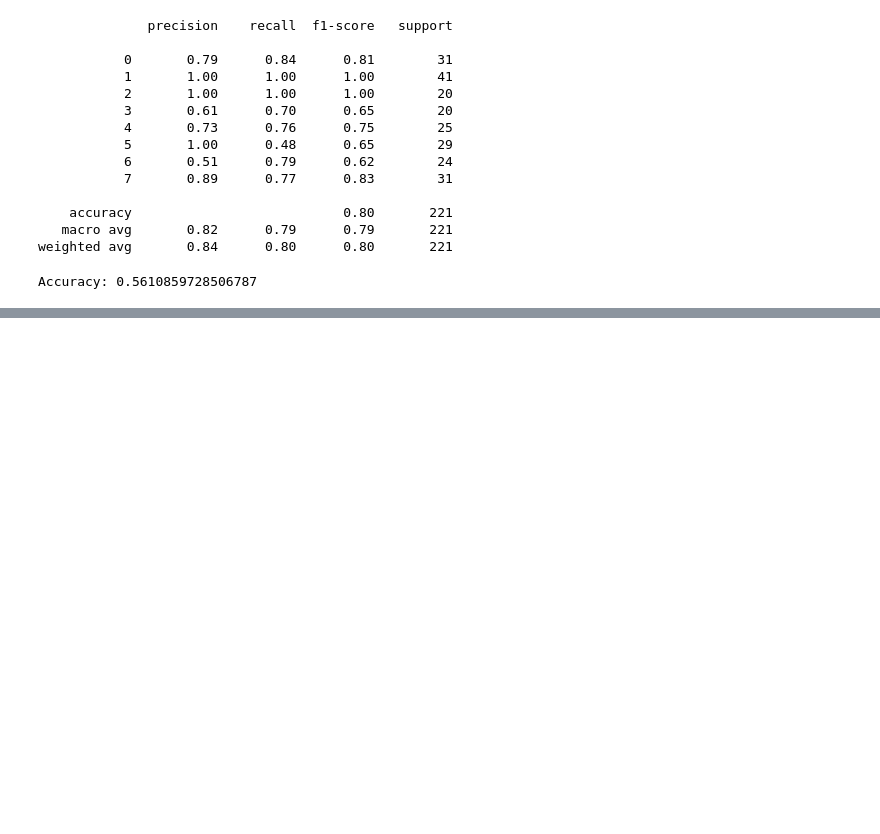
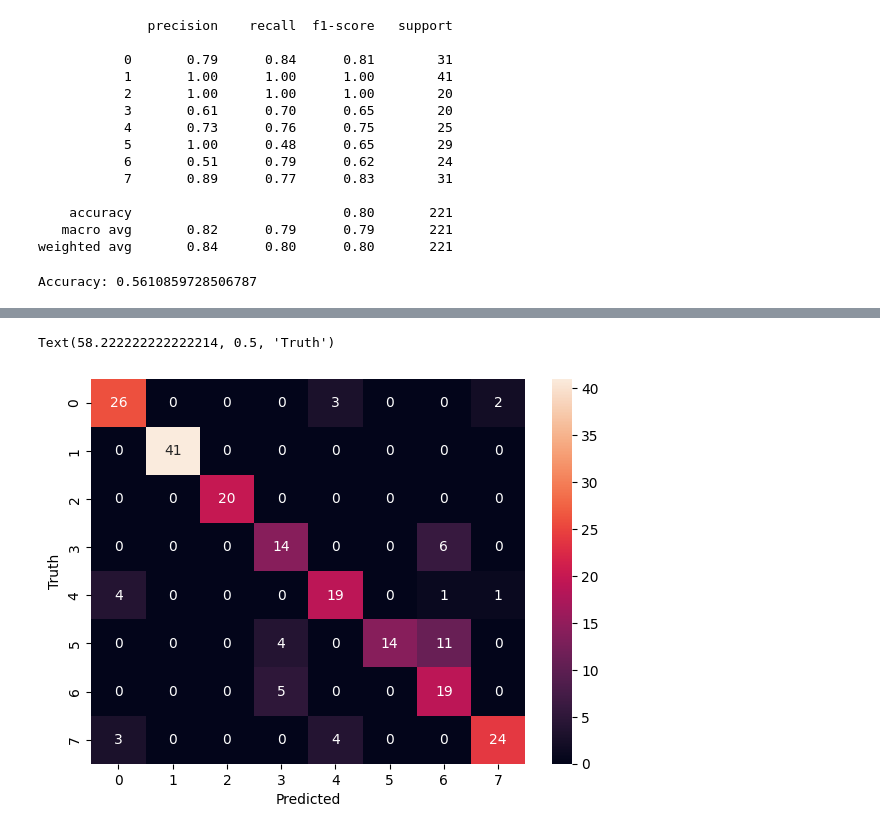
Before and after one commit to TharuWitharana/image-classification-using-ml, a Jupyter notebook: Copy_of_Image_classifier_using_ML.ipynb, the cells around one changed output, grey strips where cells are left out. Saved outputs shown, nothing was run; the diff lists cells and outputs as text; code cells hidden in the pictures; blank space fills up the shorter version.

```diff
--- a/Copy_of_Image_classifier_using_ML.ipynb
+++ b/Copy_of_Image_classifier_using_ML.ipynb
@@ -240,0 +259,7 @@ df
+# %%
+
+best_clf = best_estimators['svm']
+# %%
+from sklearn.metrics import confusion_matrix
+cm = confusion_matrix(y_test, best_clf.predict(X_test))
+cm
@@ -240,0 +286,9 @@ df
+# %%
+import seaborn as sn
+plt.figure(figsize = (7,5))
+sn.heatmap(cm, annot=True)
+plt.xlabel('Predicted')
+plt.ylabel('Truth')
+# %% [output]
+Text(58.222222222222214, 0.5, 'Truth')
+[figure, added]
```
Also changed, not shown: parts of 7 cells of this notebook.
